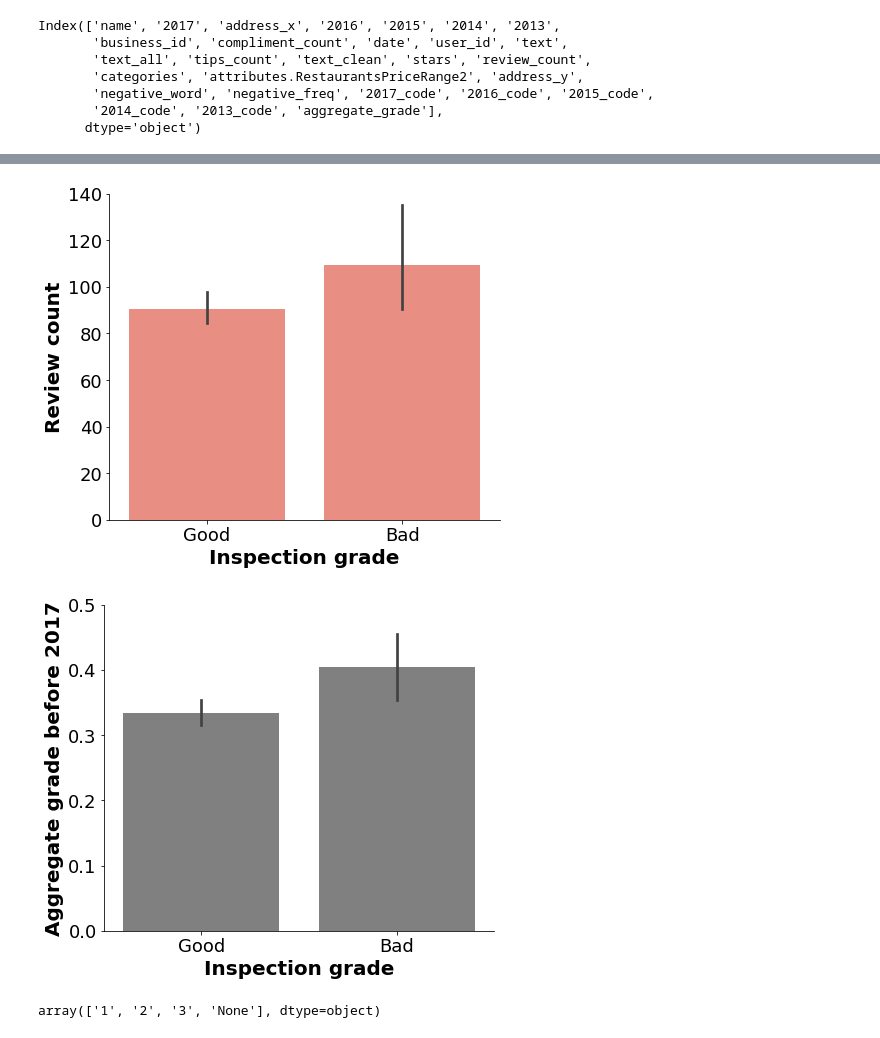
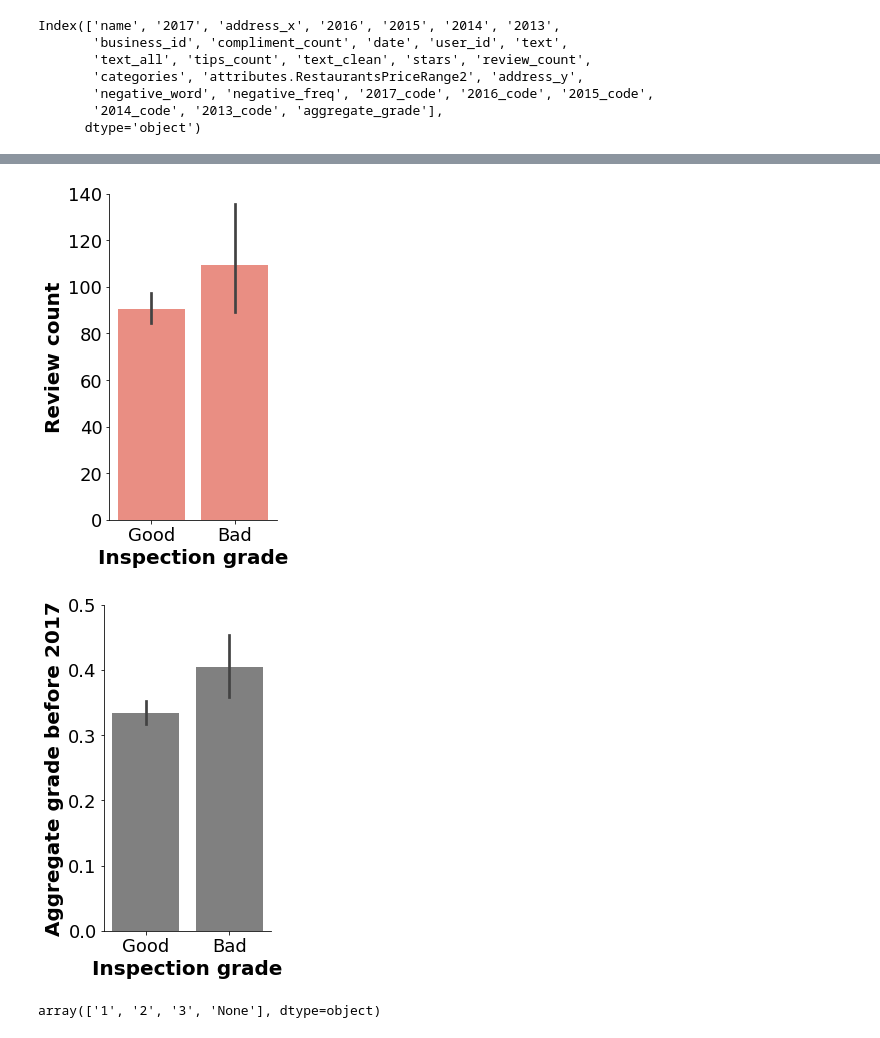
Before and after one commit to arian16/food_project, a Jupyter notebook: main.ipynb, the cells around one changed output, grey strips where cells are left out. Cells and saved outputs as stored; diff of their text form; code cells hidden in the pictures.

```diff
--- a/main.ipynb
+++ b/main.ipynb
@@ -419,22 +419,22 @@ plt.savefig('/Users/kristenboyle/Documents/food_project/pictures/freq_of_negativ
 # %%
 # EDA
 # Plot review_count vs. insepction grade in 2017
-fig_count, ax_count = plt.subplots(figsize = (7,6))
+fig_count, ax_count = plt.subplots(figsize = (3,6))
 ax_count = sns.barplot(x = df_all['2017_good_bad'], y = df_all['review_count'], color = 'salmon')
 ax_count.tick_params(axis="x", labelsize = 18)
 ax_count.tick_params(axis="y", labelsize = 18)
 ax_count.set_xlabel('Inspection grade', fontsize = 20, fontweight = 'bold')
 ax_count.set_ylabel('Review count', fontsize = 20, fontweight = 'bold')
 ax_count.set_ylim(0, 140)
 ax_count.spines['right'].set_visible(False)
 ax_count.spines['top'].set_visible(False)
-plt.savefig('/Users/kristenboyle/Documents/food_project/pictures/review_count_vs_grade_vr2.png')
+#plt.savefig('/Users/kristenboyle/Documents/food_project/pictures/review_count_vs_grade_vr2.png')
 # %% [output]
-[figure, old version]
+[figure, new version]
 # %%
 # EDA
 # Plot aggregate_grade vs. insepction grade in 2017
-fig_aggregate, ax_aggregate = plt.subplots(figsize = (7,6))
+fig_aggregate, ax_aggregate = plt.subplots(figsize = (3,6))
 ax_aggregate = sns.barplot(x = df_all['2017_good_bad'], y = df_all['aggregate_grade'], color = 'grey')
 ax_aggregate.tick_params(axis="x", labelsize = 18)
 ax_aggregate.tick_params(axis="y", labelsize = 18)
@@ -443,9 +443,9 @@ ax_aggregate.set_ylabel('Aggregate grade before 2017', fontsize = 20, fontweight
 ax_aggregate.set_ylim(0, 0.5)
 ax_aggregate.spines['right'].set_visible(False)
 ax_aggregate.spines['top'].set_visible(False)
-plt.savefig('/Users/kristenboyle/Documents/food_project/pictures/aggreagte_grade_vs_grade_vr2.png')
+#plt.savefig('/Users/kristenboyle/Documents/food_project/pictures/aggreagte_grade_vs_grade_vr2.png')
 # %% [output]
-[figure, old version]
+[figure, new version]
 # %%
 # EDA
 # Plot price vs. insepction grade in 2017
```
Also changed, not shown: parts of 21 cells of this notebook.
